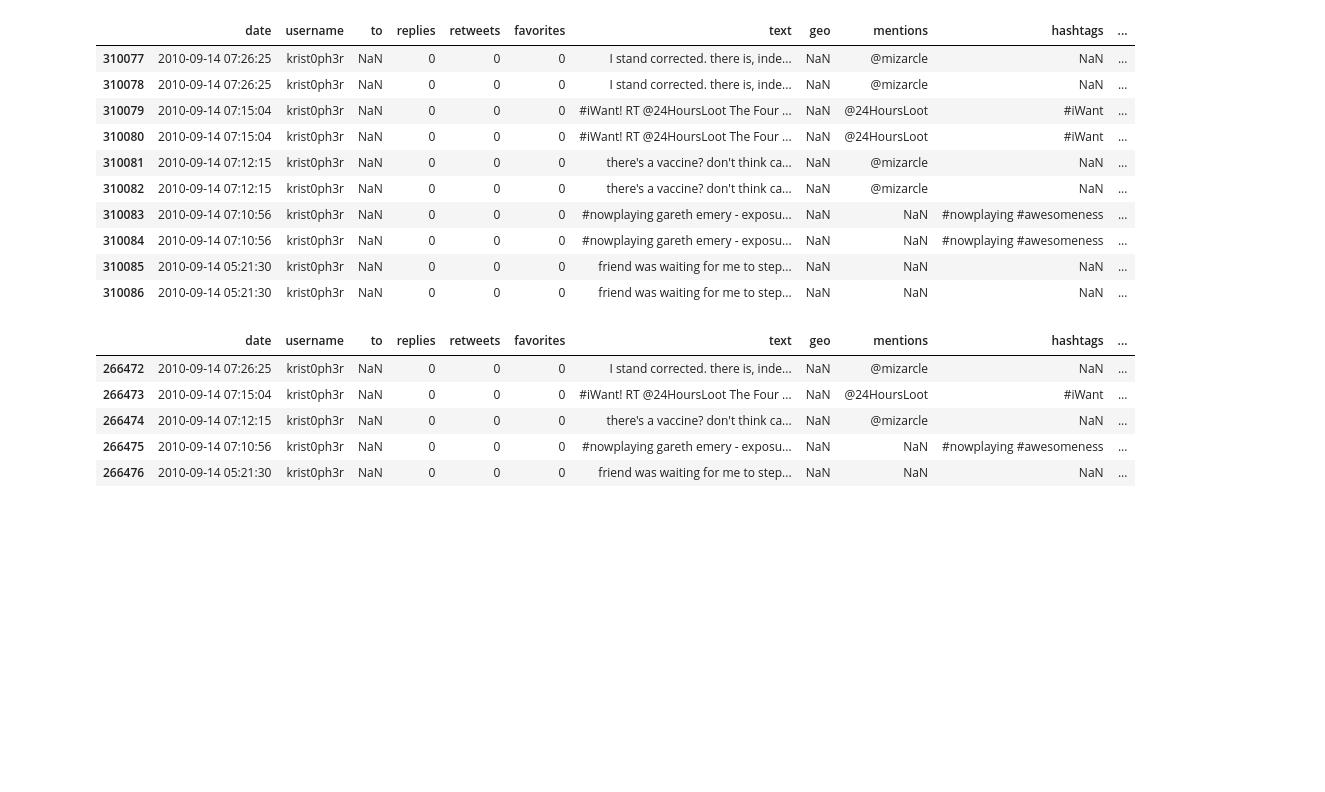
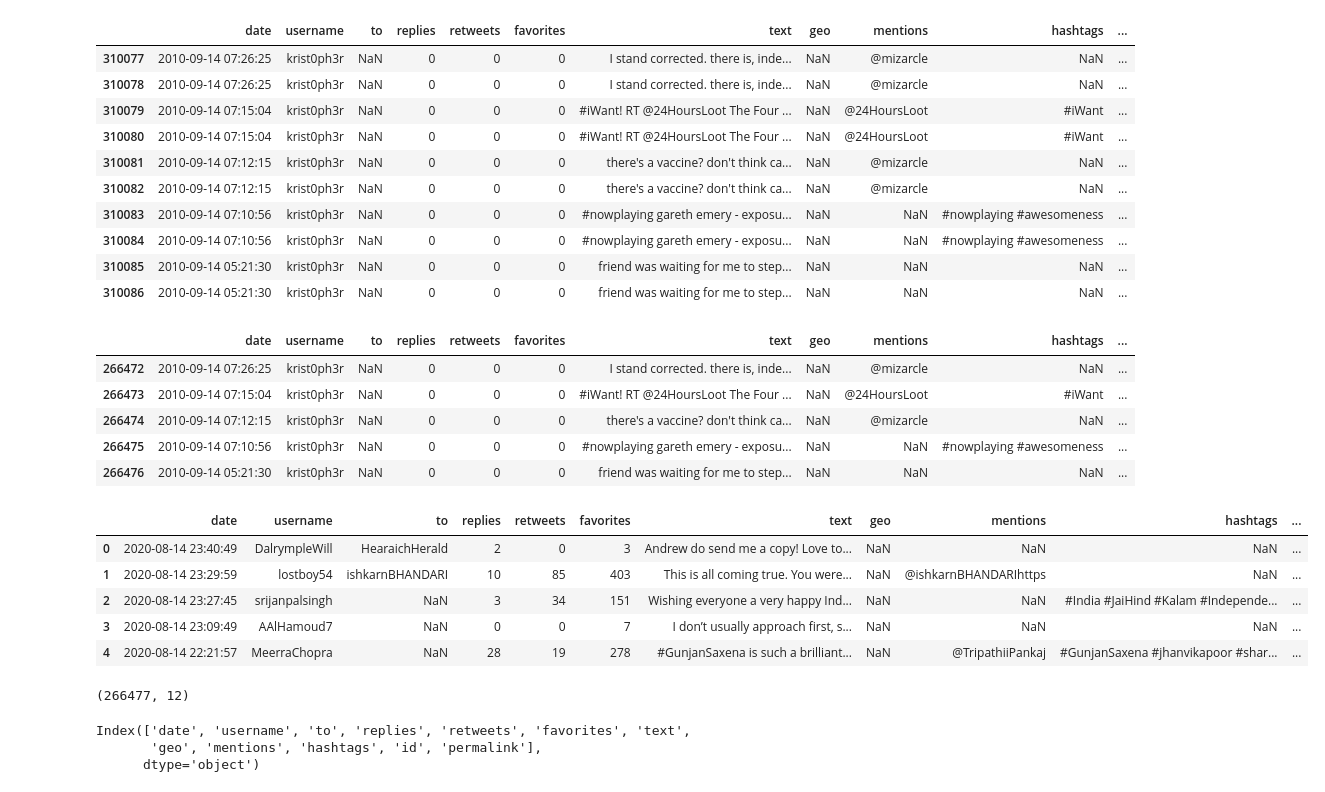
Before and after one commit to sayantikag98/Depression_Analysis, a Jupyter notebook: Depression_analysis_from_tweets.ipynb, the cells around one changed output. Drawn from its saved outputs; the diff is of its cells as text; code cells hidden in the pictures; blank space fills up the shorter version.

```diff
--- a/Depression_analysis_from_tweets.ipynb
+++ b/Depression_analysis_from_tweets.ipynb
@@ -8,10 +31,10 @@ Drive already mounted at /content/drive; to attempt to forcibly remount, call dr
 # %%
-import pandas as pd
+import pandas as pd     ## to read the different .csv files from google drive
 import numpy as np
 
-df=pd.read_csv("drive/My Drive/data_depressed.csv",parse_dates=['date'])
-df1=pd.read_csv("drive/My Drive/data_random.csv",parse_dates=['date'])
-df2=pd.read_csv("drive/My Drive/data_depressed1.csv",parse_dates=['date'])
-df3=pd.read_csv("drive/My Drive/data_random1.csv",parse_dates=['date'])
-df4=pd.read_csv("drive/My Drive/data_random_1.csv",parse_dates=['date'])
+df=pd.read_csv("drive/My Drive/data_depressed.csv",parse_dates=['date'],encoding='utf-8')
+df1=pd.read_csv("drive/My Drive/data_random.csv",parse_dates=['date'],encoding='utf-8')
+df2=pd.read_csv("drive/My Drive/data_depressed1.csv",parse_dates=['date'],encoding='utf-8')
+df3=pd.read_csv("drive/My Drive/data_random1.csv",parse_dates=['date'],encoding='utf-8')
+df4=pd.read_csv("drive/My Drive/data_random_1.csv",parse_dates=['date'],encoding='utf-8')
 # %%
@@ -57,3 +82,22 @@ df_combined.tail()
 | 266474 | 2010-09-14 07:12:15 | krist0ph3r | NaN | 0 | 0 | 0 | there's a vaccine? don't think ca... | NaN | @mizarcle | NaN | ... |
 | 266475 | 2010-09-14 07:10:56 | krist0ph3r | NaN | 0 | 0 | 0 | #nowplaying gareth emery - exposu... | NaN | NaN | #nowplaying #awesomeness | ... |
 | 266476 | 2010-09-14 05:21:30 | krist0ph3r | NaN | 0 | 0 | 0 | friend was waiting for me to step... | NaN | NaN | NaN | ... |
+# %%
+df_combined.head()
+# %% [output]
+|  | date | username | to | replies | retweets | favorites | text | geo | mentions | hashtags | ... |
+| 0 | 2020-08-14 23:40:49 | DalrympleWill | HearaichHerald | 2 | 0 | 3 | Andrew do send me a copy! Love to... | NaN | NaN | NaN | ... |
+| 1 | 2020-08-14 23:29:59 | lostboy54 | ishkarnBHANDARI | 10 | 85 | 403 | This is all coming true. You were... | NaN | @ishkarnBHANDARIhttps | NaN | ... |
+| 2 | 2020-08-14 23:27:45 | srijanpalsingh | NaN | 3 | 34 | 151 | Wishing everyone a very happy Ind... | NaN | NaN | #India #JaiHind #Kalam #Independe... | ... |
+| 3 | 2020-08-14 23:09:49 | AAlHamoud7 | NaN | 0 | 0 | 7 | I don’t usually approach first, s... | NaN | NaN | NaN | ... |
+| 4 | 2020-08-14 22:21:57 | MeerraChopra | NaN | 28 | 19 | 278 | #GunjanSaxena is such a brilliant... | NaN | @TripathiiPankaj | #GunjanSaxena #jhanvikapoor #shar... | ... |
+# %%
+df_combined.shape
+# %% [output]
+(266477, 12)
+# %%
+df_combined.columns
+# %% [output]
+Index(['date', 'username', 'to', 'replies', 'retweets', 'favorites', 'text',
+       'geo', 'mentions', 'hashtags', 'id', 'permalink'],
+      dtype='object')
```
Also changed, not shown: parts of 22 cells of this notebook.
